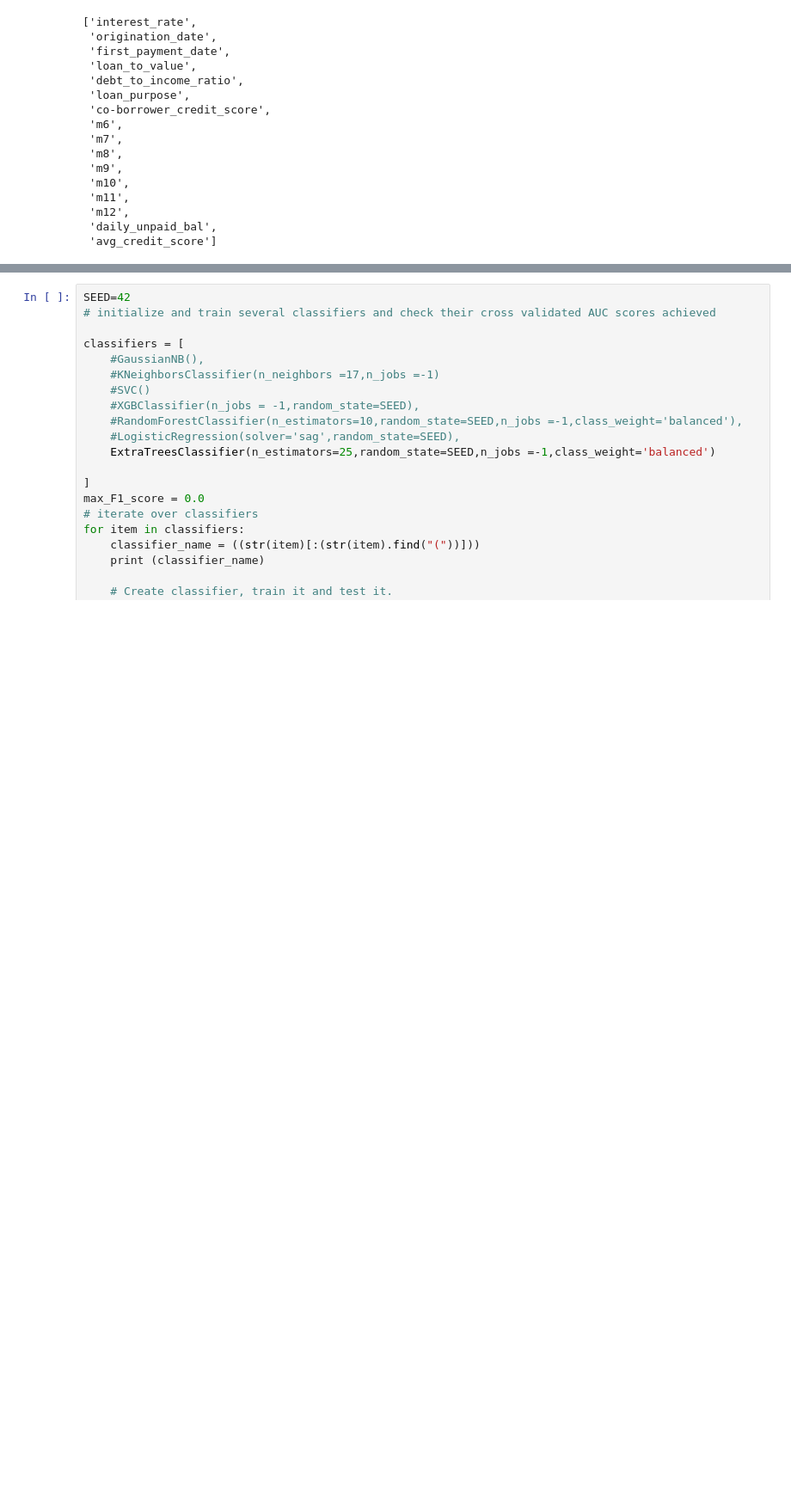
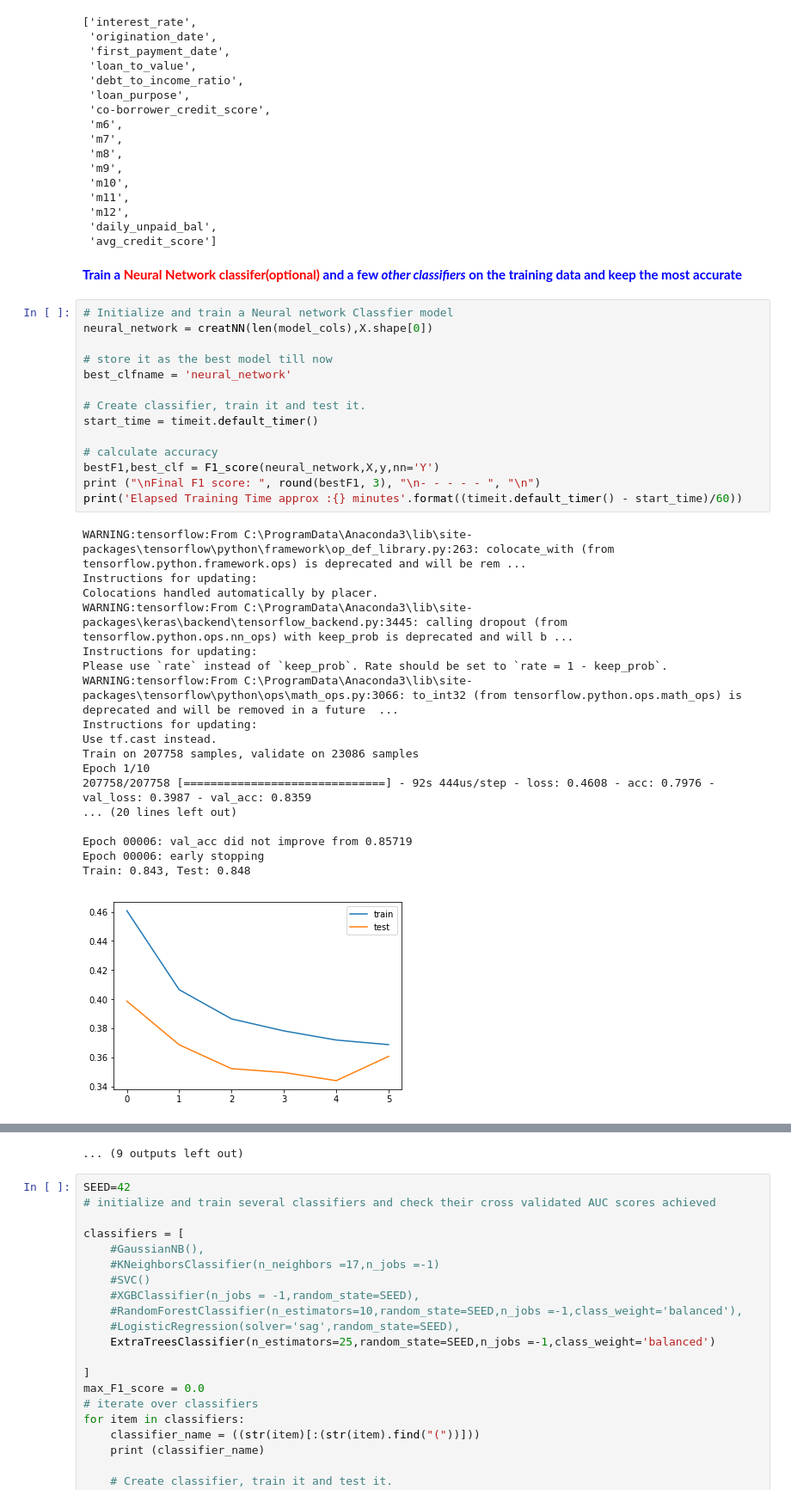
Before and after one commit to Subho-Ghosh/Hackathon---Loan-default-classification, a Jupyter notebook: Loan_default_prediction_Final.ipynb, the cells around one changed output, grey strips where cells are left out. Shown at 86% size. Cells and saved outputs as stored; diff of their text form; blank space fills up the shorter version.

```diff
--- a/Loan_default_prediction_Final.ipynb
+++ b/Loan_default_prediction_Final.ipynb
@@ -336,3 +339,38 @@ model_cols
  'm12',
  'daily_unpaid_bal',
  'avg_credit_score']
+# %% [markdown]
+<font color='blue'><b>Train a <font color = 'red'> Neural Network classifer(optional) </font> and a few <i>other classifiers</i> on the training data and keep the most accurate</b></font>
+# %%
+# Initialize and train a Neural network Classfier model
+neural_network = creatNN(len(model_cols),X.shape[0])
+
+# store it as the best model till now
+best_clfname = 'neural_network'
+
+# Create classifier, train it and test it.
+start_time = timeit.default_timer()
+
+# calculate accuracy
+bestF1,best_clf = F1_score(neural_network,X,y,nn='Y')
+print ("\nFinal F1 score: ", round(bestF1, 3), "\n- - - - - ", "\n")
+print('Elapsed Training Time approx :{} minutes'.format((timeit.default_timer() - start_time)/60))
+# %% [output]
+WARNING:tensorflow:From C:\ProgramData\Anaconda3\lib\site-packages\tensorflow\python\framework\op_def_library.py:263: colocate_with (from tensorflow.python.framework.ops) is deprecated and will be rem ...
+Instructions for updating:
+Colocations handled automatically by placer.
+WARNING:tensorflow:From C:\ProgramData\Anaconda3\lib\site-packages\keras\backend\tensorflow_backend.py:3445: calling dropout (from tensorflow.python.ops.nn_ops) with keep_prob is deprecated and will b ...
+Instructions for updating:
+Please use `rate` instead of `keep_prob`. Rate should be set to `rate = 1 - keep_prob`.
+WARNING:tensorflow:From C:\ProgramData\Anaconda3\lib\site-packages\tensorflow\python\ops\math_ops.py:3066: to_int32 (from tensorflow.python.ops.math_ops) is deprecated and will be removed in a future  ...
+Instructions for updating:
+Use tf.cast instead.
+Train on 207758 samples, validate on 23086 samples
+Epoch 1/10
+207758/207758 [==============================] - 92s 444us/step - loss: 0.4608 - acc: 0.7976 - val_loss: 0.3987 - val_acc: 0.8359
+... (20 lines left out)
+
+Epoch 00006: val_acc did not improve from 0.85719
+Epoch 00006: early stopping
+Train: 0.843, Test: 0.848
+[figure, added]
@@ -339,3 +463,4 @@ model_cols
+... (9 outputs left out)
 # %%
 SEED=42
 # initialize and train several classifiers and check their cross validated AUC scores achieved
```
Also changed, not shown: parts of 2 cells of this notebook.
